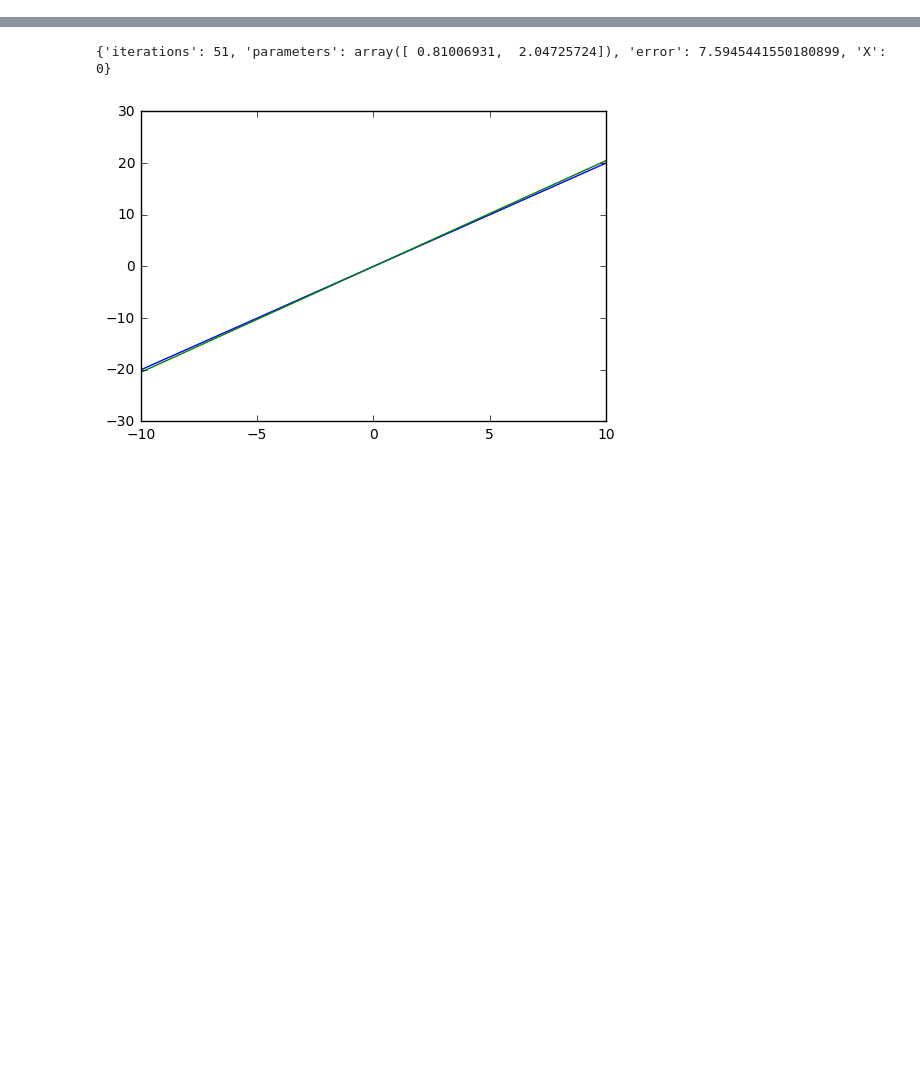
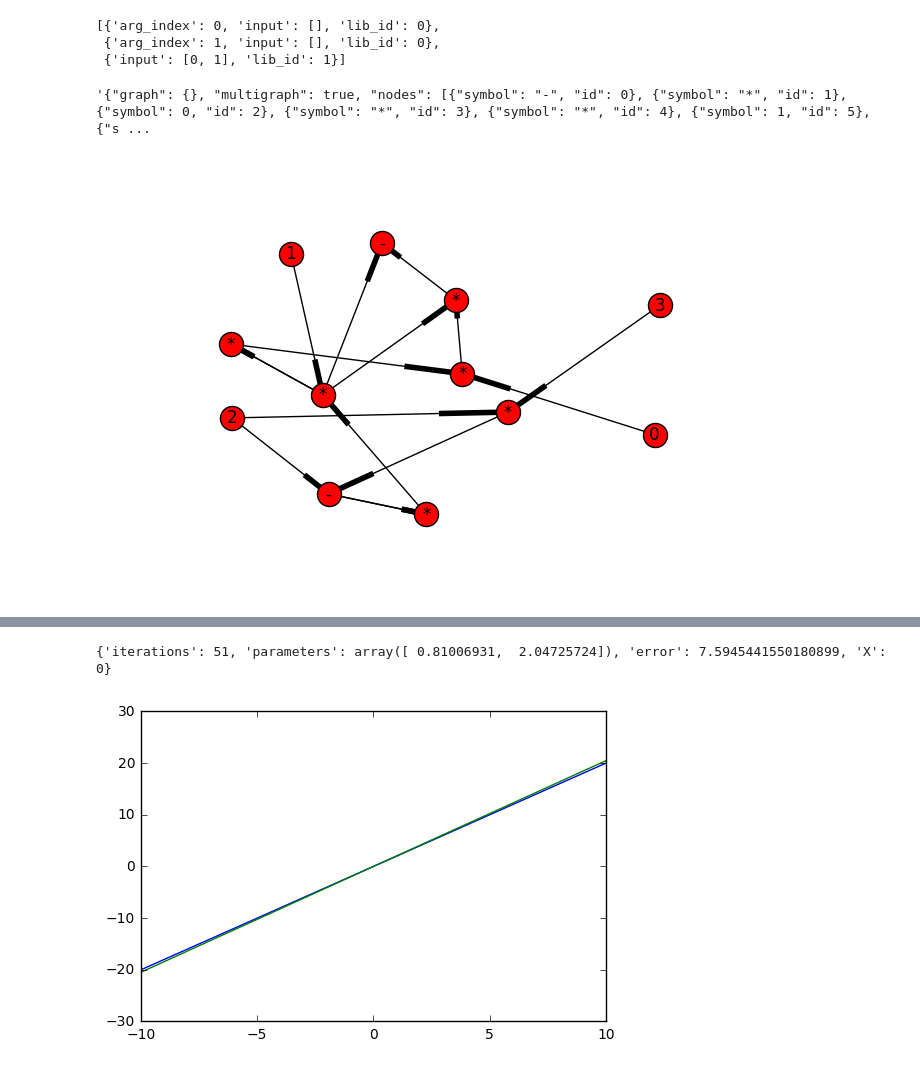
Before and after one commit to Xenophyte/Long-Term-Memory-AI, a Jupyter notebook: function nesting.ipynb, the cells around one changed output, grey strips where cells are left out. Saved outputs shown, nothing was run; the diff lists cells and outputs as text; code cells hidden in the pictures; blank space fills up the shorter version.

Commit message:
Speedups and D3 graph viewer added

```diff
--- a/function nesting.ipynb
+++ b/function nesting.ipynb
@@ -23,0 +25,2 @@ min error at generation n.0: 20.9775411346
+# %%
+result = {'specimen': [{'lib_id': 2, 'input': [6, 1]}, {'lib_id': 3, 'input': [3, 6]}, {'arg_index': 0, 'lib_id': 0, 'input': []}, {'lib_id': 3, 'input': [2, 4]}, {'lib_id': 3, 'input': [6, 6]}, {'arg_index': 1, 'lib_id': 0, 'input': []}, {'lib_id': 3, 'input': [5, 7]}, {'lib_id': 3, 'input': [9, 9]}, {'arg_index': 2, 'lib_id': 0, 'input': []}, {'lib_id': 2, 'input': [8, 11]}, {'arg_index': 3, 'lib_id': 0, 'input': []}, {'lib_id': 3, 'input': [10, 8]}], 'error': 6.8198719261941951}
@@ -24,2 +57,16 @@ min error at generation n.0: 20.9775411346
+# %%
+lib[5]["graph"]
+# %% [output]
+[{'arg_index': 0, 'input': [], 'lib_id': 0},
+ {'arg_index': 1, 'input': [], 'lib_id': 0},
+ {'input': [0, 1], 'lib_id': 1}]
+# %%
+export_json_graph(result["specimen"])
+# %% [output]
+'{"graph": {}, "multigraph": true, "nodes": [{"symbol": "-", "id": 0}, {"symbol": "*", "id": 1}, {"symbol": 0, "id": 2}, {"symbol": "*", "id": 3}, {"symbol": "*", "id": 4}, {"symbol": 1, "id": 5}, {"s ...
+# %%
+draw(result["specimen"])
+# %% [output]
+[figure, added]
 # %%
 %%time
```
Also changed, not shown: parts of 4 cells of this notebook, 2 other files.
